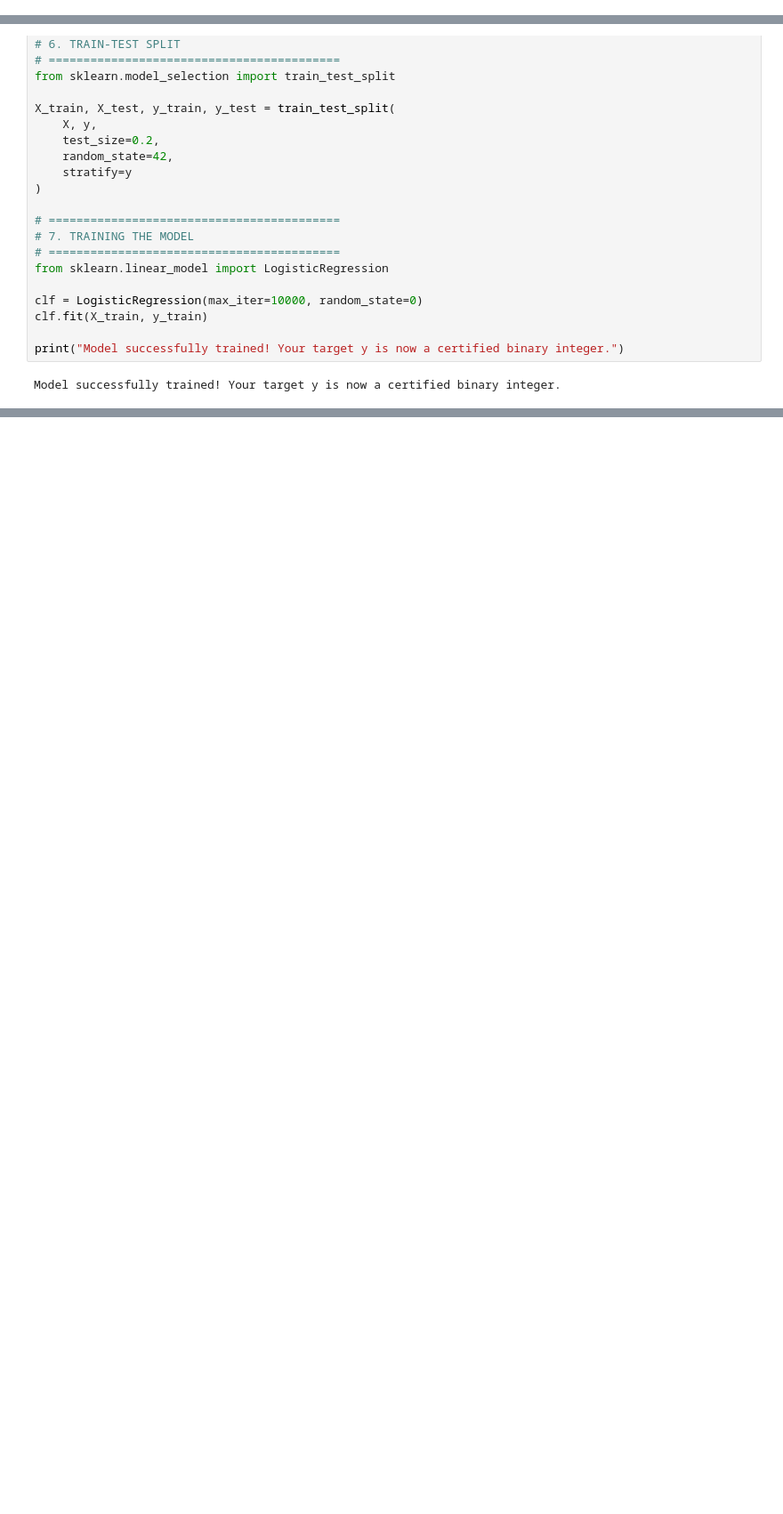
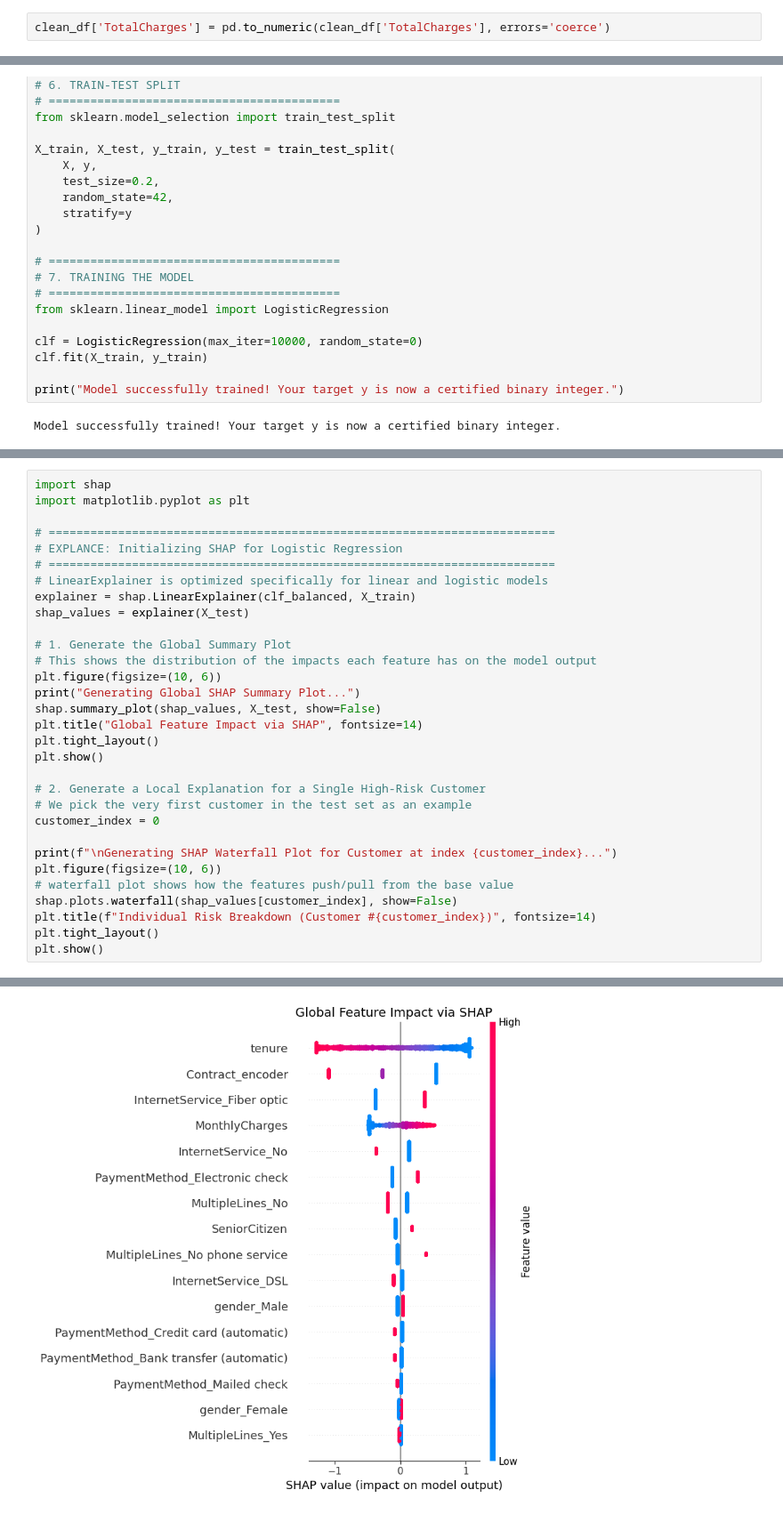
Before and after one commit to apurva2074/Customer_Churn_Prediction, a Jupyter notebook: load_dataset.ipynb, the cells around one changed output, grey strips where cells are left out. Shown at 89% size. Saved outputs shown, nothing was run; the diff lists cells and outputs as text; blank space fills up the shorter version.

```diff
--- a/load_dataset.ipynb
+++ b/load_dataset.ipynb
@@ -99,3 +103,5 @@ clean_df[features] = clean_df[features].apply(lambda x: x.str.lower())
 # This handles entries like "no internet service" by leaving them untouched
 # until you decide how to encode them.
 clean_df[features] = clean_df[features].replace({"yes": 1, "no": 0})
+# %%
+clean_df['TotalCharges'] = pd.to_numeric(clean_df['TotalCharges'], errors='coerce')
@@ -241,0 +461,32 @@ Model successfully trained! Your target y is now a certified binary integer.
+# %%
+import shap
+import matplotlib.pyplot as plt
+
+# =========================================================================
+# EXPLANCE: Initializing SHAP for Logistic Regression
+# =========================================================================
+# LinearExplainer is optimized specifically for linear and logistic models
+explainer = shap.LinearExplainer(clf_balanced, X_train)
+shap_values = explainer(X_test)
+
+# 1. Generate the Global Summary Plot
+# This shows the distribution of the impacts each feature has on the model output
+plt.figure(figsize=(10, 6))
+print("Generating Global SHAP Summary Plot...")
+shap.summary_plot(shap_values, X_test, show=False)
+plt.title("Global Feature Impact via SHAP", fontsize=14)
+plt.tight_layout()
+plt.show()
+
+# 2. Generate a Local Explanation for a Single High-Risk Customer
+# We pick the very first customer in the test set as an example
+customer_index = 0
+
+print(f"\nGenerating SHAP Waterfall Plot for Customer at index {customer_index}...")
+plt.figure(figsize=(10, 6))
+# waterfall plot shows how the features push/pull from the base value
+shap.plots.waterfall(shap_values[customer_index], show=False)
+plt.title(f"Individual Risk Breakdown (Customer #{customer_index})", fontsize=14)
+plt.tight_layout()
+plt.show()
+# %% [output]
@@ -241,0 +495 @@ Model successfully trained! Your target y is now a certified binary integer.
+[figure, added]
```
Also changed, not shown: parts of 10 cells of this notebook.
